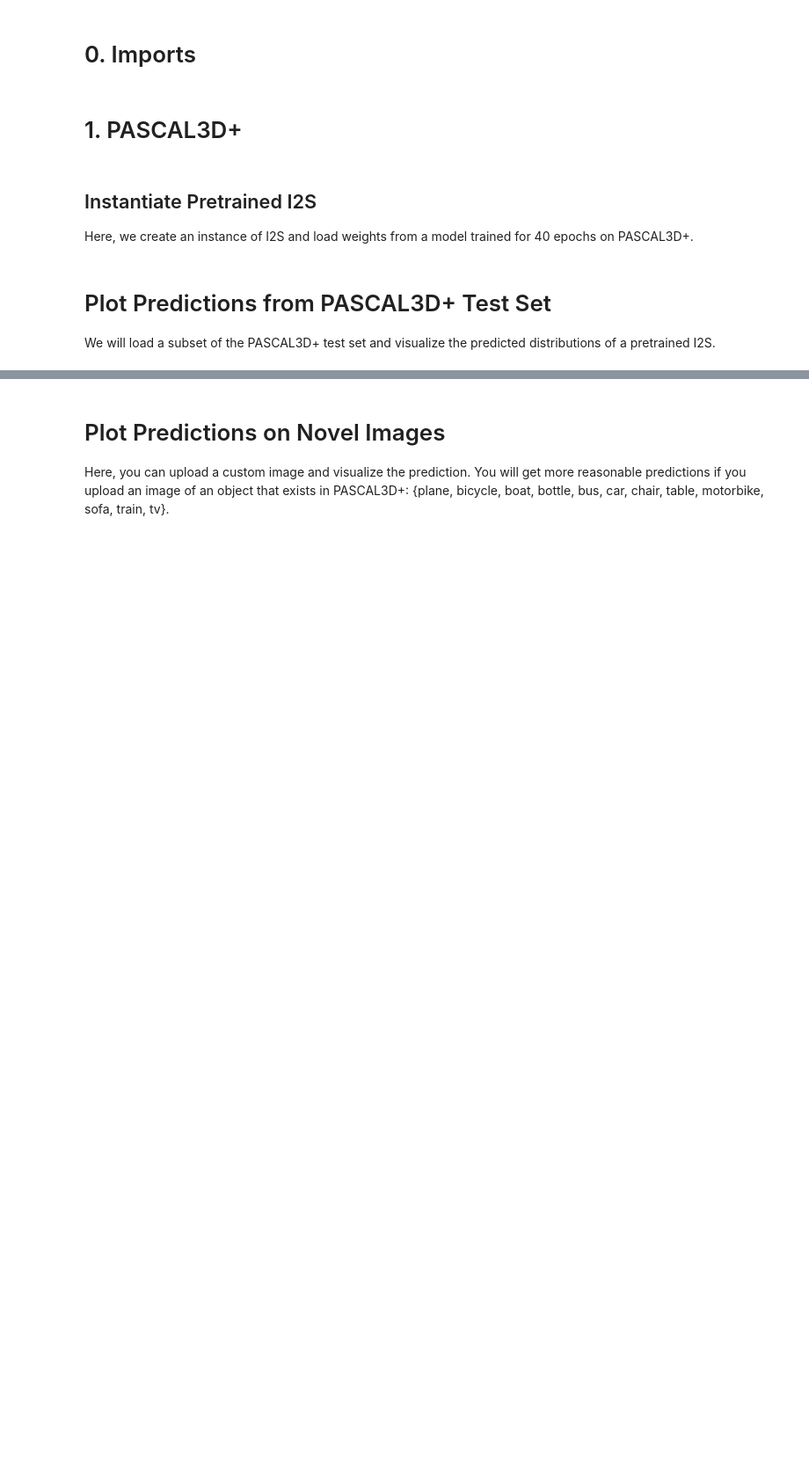
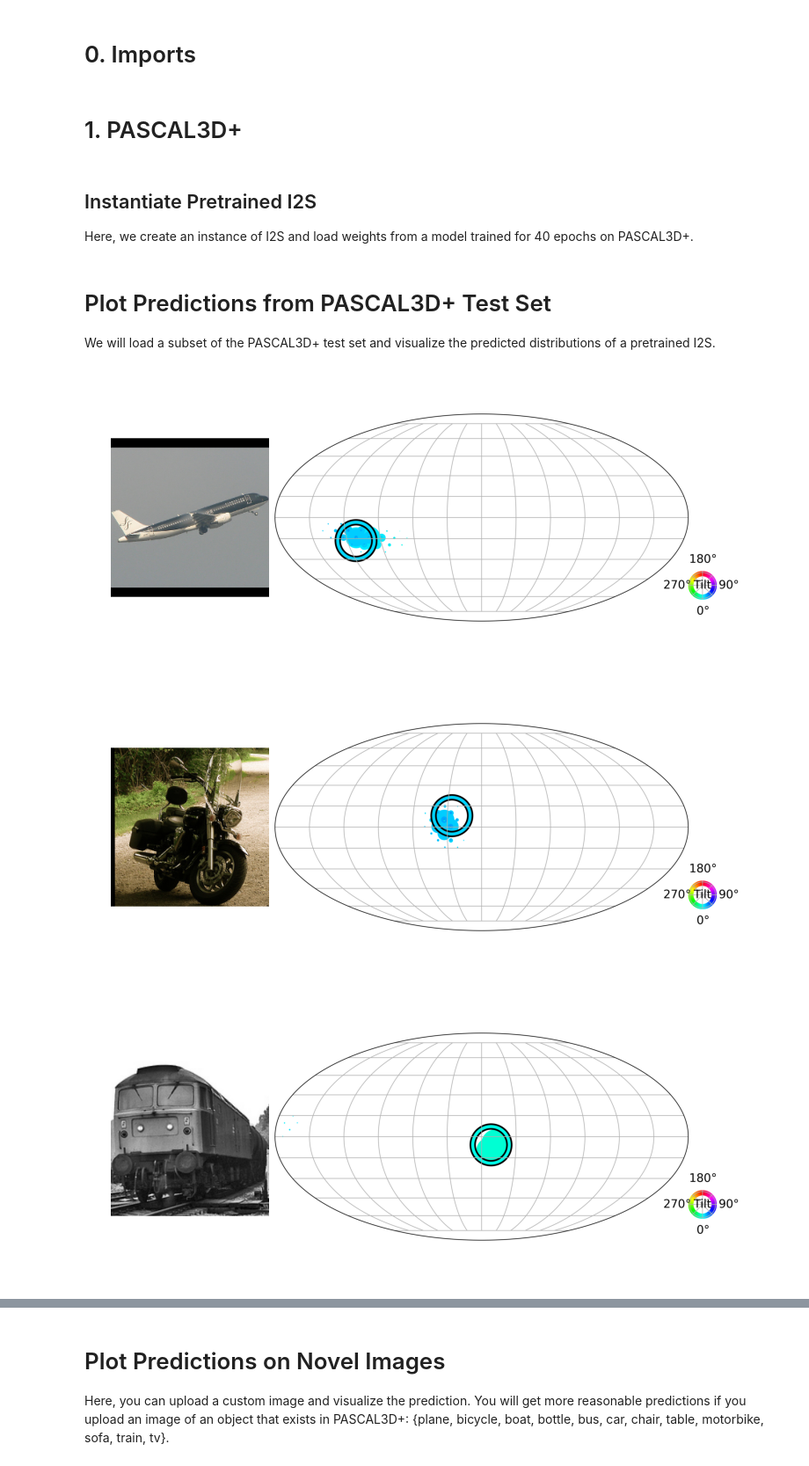
Before and after one commit to Airport237/image2sphere, a Jupyter notebook: visualize_trained_predictions.ipynb, the cells around one changed output, grey strips where cells are left out. Shown at 88% size. Saved outputs shown, nothing was run; the diff lists cells and outputs as text; code cells hidden in the pictures; blank space fills up the shorter version.

```diff
--- a/visualize_trained_predictions.ipynb
+++ b/visualize_trained_predictions.ipynb
@@ -58,12 +59,16 @@ We will load a subset of the PASCAL3D+ test set and visualize the predicted dist
 # %%
 mini_pascal = np.load('assets/mini_pascal.npz')
 imgs = mini_pascal['imgs']
 rots = mini_pascal['rots']
 
 for img, rot in zip(imgs, rots):
     img = T.ToTensor()(img).unsqueeze(0)
     rot = torch.from_numpy(rot).unsqueeze(0)
 
     prob = model.compute_probabilities(img, None)
 
-    # plot_predictions(img, prob, model.eval_rotmats, gt_rots=rot, num=1)
+    plot_predictions(img, prob, model.eval_rotmats, gt_rots=rot, num=1)
+# %% [output]
+[figure, added]
+[figure, added]
+[figure, added]
```
Also changed, not shown: parts of 6 cells of this notebook, 10 other files.
